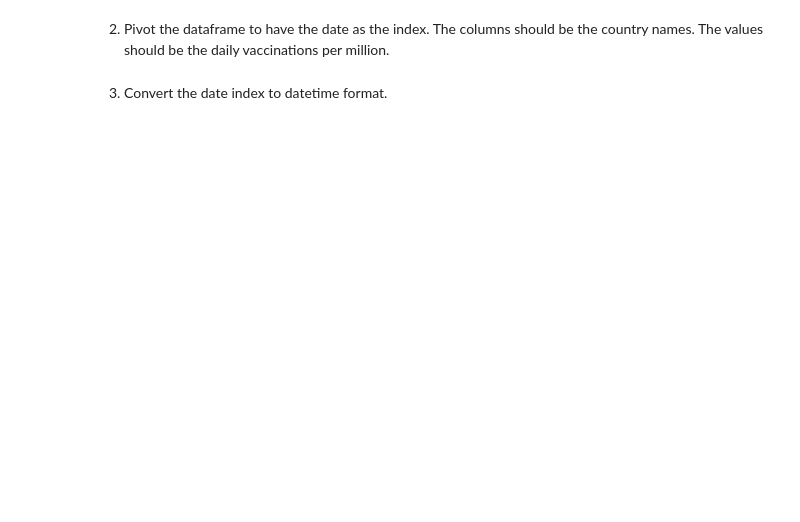
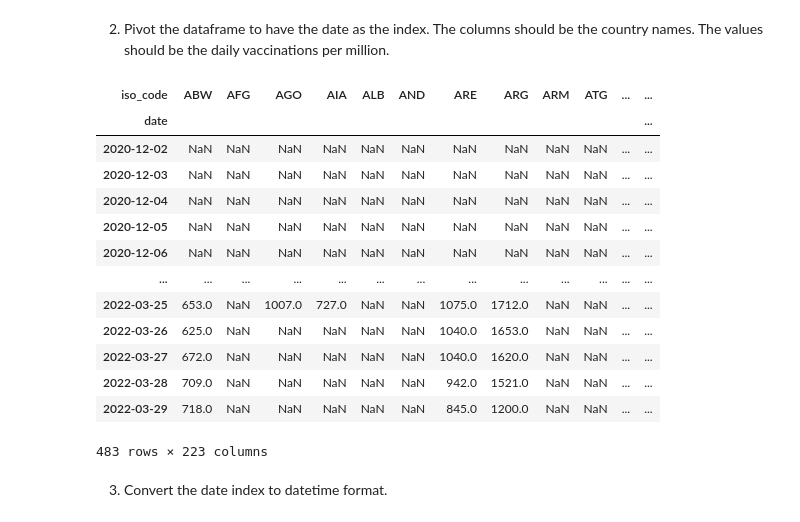
Before and after one commit to fenyx-it-academy/Class8-DataManipulation-Week20, a Jupyter notebook: assignment3.ipynb, the cells around one changed output. Cells and saved outputs as stored; diff of their text form; code cells hidden in the pictures; blank space fills up the shorter version.

```diff
--- a/assignment3.ipynb
+++ b/assignment3.ipynb
@@ -19,2 +17,4 @@ df = pd.read_csv("/path/to/country_vaccinations.csv")
+# %%
+df = pd.read_csv(r"C:\Users\Abdulrhman Al-Tabali\Desktop\data manipulation\Pandas\Class8-DataManipulation-Week20\country_vaccinations.csv")
 # %% [markdown]
 1. Print some statistics of the dataframe, like the column names and the stats per column, to get a feel for the data.
@@ -27,2 +46,21 @@ df = pd.read_csv("/path/to/country_vaccinations.csv")
+# %%
+# YOUR CODE HERE
+pivoted = df.pivot(index = "date" ,columns= "iso_code",values= "daily_vaccinations_per_million")
+pivoted
+# %% [output]
+| iso_code | ABW | AFG | AGO | AIA | ALB | AND | ARE | ARG | ARM | ATG | ... | ... |
+| date |  |  |  |  |  |  |  |  |  |  |  | ... |
+| 2020-12-02 | NaN | NaN | NaN | NaN | NaN | NaN | NaN | NaN | NaN | NaN | ... | ... |
+| 2020-12-03 | NaN | NaN | NaN | NaN | NaN | NaN | NaN | NaN | NaN | NaN | ... | ... |
+| 2020-12-04 | NaN | NaN | NaN | NaN | NaN | NaN | NaN | NaN | NaN | NaN | ... | ... |
+| 2020-12-05 | NaN | NaN | NaN | NaN | NaN | NaN | NaN | NaN | NaN | NaN | ... | ... |
+| 2020-12-06 | NaN | NaN | NaN | NaN | NaN | NaN | NaN | NaN | NaN | NaN | ... | ... |
+| ... | ... | ... | ... | ... | ... | ... | ... | ... | ... | ... | ... | ... |
+| 2022-03-25 | 653.0 | NaN | 1007.0 | 727.0 | NaN | NaN | 1075.0 | 1712.0 | NaN | NaN | ... | ... |
+| 2022-03-26 | 625.0 | NaN | NaN | NaN | NaN | NaN | 1040.0 | 1653.0 | NaN | NaN | ... | ... |
+| 2022-03-27 | 672.0 | NaN | NaN | NaN | NaN | NaN | 1040.0 | 1620.0 | NaN | NaN | ... | ... |
+| 2022-03-28 | 709.0 | NaN | NaN | NaN | NaN | NaN | 942.0 | 1521.0 | NaN | NaN | ... | ... |
+| 2022-03-29 | 718.0 | NaN | NaN | NaN | NaN | NaN | 845.0 | 1200.0 | NaN | NaN | ... | ... |
+483 rows × 223 columns
 # %% [markdown]
 3. Convert the date index to datetime format.
```
Also changed, not shown: parts of 17 cells of this notebook, 2 other files.
